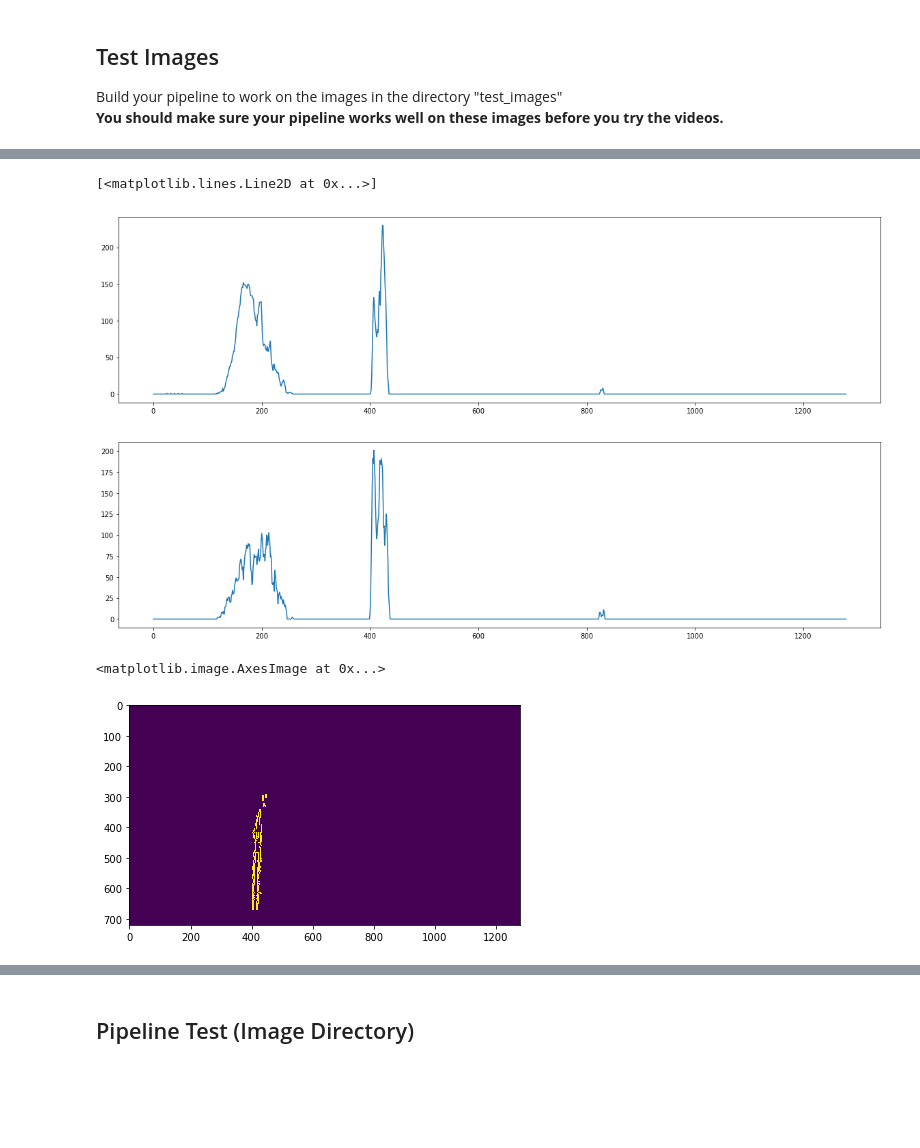
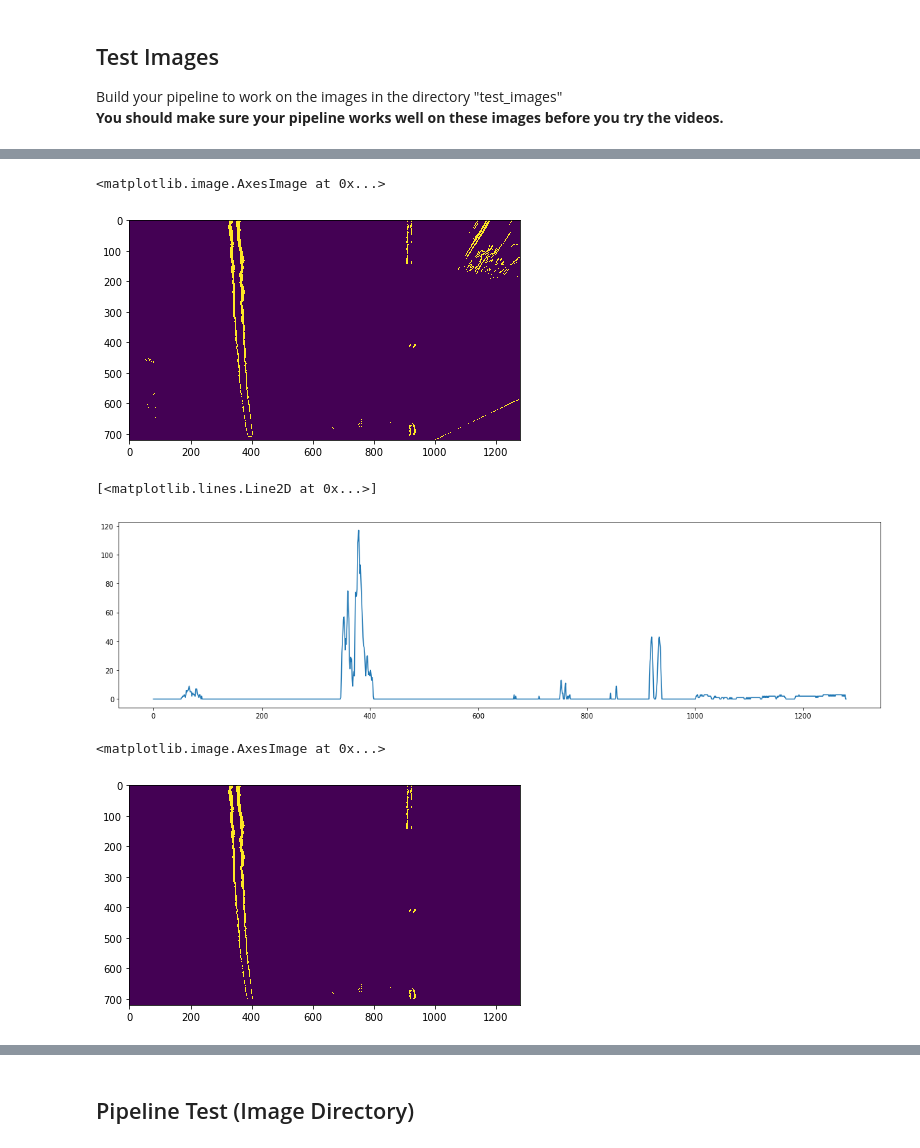
Before and after one commit to falreis/CarND-Advanced-Lane-Lines, a Jupyter notebook: code.ipynb, the cells around one changed output, grey strips where cells are left out. Drawn from its saved outputs; the diff is of its cells as text; code cells hidden in the pictures; blank space fills up the shorter version.

```diff
--- a/code.ipynb
+++ b/code.ipynb
@@ -589,22 +597,22 @@ Region of Interests functions OK
 # %%
 vertices_src = np.float32(
     [[ 120, 720],
-     [ 450, 450],
-     [ 700, 450],
+     [ 450, 480],
+     [ 700, 480],
      [1280, 720]]
 )
 
 vertices_dst = np.float32(
-    [[ 380, 720],
+    [[ 320, 720],
      [ 0, 0],
      [ 750, 0],
-     [ 900, 720]]
+     [ 1000, 720]]
 )
 
-CONST_VERT_X1 = 360
-CONST_VERT_X2 = 890
+CONST_VERT_X1 = 300
+CONST_VERT_X2 = 1000
 CONST_VERT_Y1 = 0
-CONST_VERT_Y2 = 670
+CONST_VERT_Y2 = 700
 
 vertices_y_top = 550
 
@@ -847,7 +858,7 @@ calibration15.jpg
 Build your pipeline to work on the images in the directory "test_images"
 **You should make sure your pipeline works well on these images before you try the videos.**
 # %%
-original_img = mpimg.imread('test_images/falreis.jpg')
+original_img = mpimg.imread('test_images/test1.jpg')
 
 #undistort image
 image = cv2.undistort(original_img, mtx, dist, None, mtx)
@@ -893,7 +904,7 @@ plt.imshow(warp_f)
 # %%
-warp_s = binary_s_channel(warp_hsl, thresh=(80, 130))
-warp_s2 = binary_s_channel2(warp_hsl, thresh=(80,130))
-warp_sobel = sobel(warp_s2, sobel_kernel=7, dir_thresh=(0, 2), mag_thresh=(70,255), abs_thresh=(70,255))
+warp_s = binary_s_channel(warp_hsl, thresh=(120, 180))
+warp_s2 = binary_s_channel2(warp_hsl, thresh=(70,200))
+warp_sobel = sobel(warp_hsl, sobel_kernel=7, dir_thresh=(0, 2), mag_thresh=(50,255), abs_thresh=(50,255))
 f, (ax1, ax2) = plt.subplots(1, 2, figsize=(20, 10))
 ax1.imshow(warp_s)
 ax2.imshow(warp_sobel)
@@ -903,24 +914,29 @@ ax2.imshow(warp_sobel)
+# %%
+warp_conc = np.concatenate((warp_s[:,0:640], warp_sobel[:, 640:1280]), axis=1)
+#warp_norm = preprocessing.normalize(warp_conc, norm='l2')
+#warp_conc = warp_s[:,0:640] + warp_sobel[:, 640:1280]
+
+plt.figure(figsize=(7,7))
+plt.imshow(warp_conc)
+# %% [output]
+<matplotlib.image.AxesImage at 0x...>
+[figure, added]
 # %%
 #plot image histogram (3d - s channel)
-histogram = np.sum(warp_s[warp_s.shape[0]//2:,:], axis=0)
+histogram = np.sum(warp_conc[warp_conc.shape[0]//2:,:], axis=0)
 plt.figure(figsize=(20,5))
 plt.plot(histogram)
-
-histogram = np.sum(warp_sobel[warp_sobel.shape[0]//2:,:], axis=0)
-plt.figure(figsize=(20,5))
-plt.plot(histogram)
 # %% [output]
 [<matplotlib.lines.Line2D at 0x...>]
-[figure, old version]
+[figure, new version]
-[figure, removed]
 # %%
-warp_x = np.zeros_like(warp_sobel)
-warp_x[CONST_VERT_Y1:CONST_VERT_Y2, CONST_VERT_X1:CONST_VERT_X2] = warp_sobel[CONST_VERT_Y1:CONST_VERT_Y2, CONST_VERT_X1:CONST_VERT_X2]
+warp_x = np.zeros_like(warp_conc)
+warp_x[CONST_VERT_Y1:CONST_VERT_Y2, CONST_VERT_X1:CONST_VERT_X2] = warp_conc[CONST_VERT_Y1:CONST_VERT_Y2, CONST_VERT_X1:CONST_VERT_X2]
 plt.figure(figsize=(7,7))
 plt.imshow(warp_x)
 # %% [output]
 <matplotlib.image.AxesImage at 0x...>
-[figure, old version]
+[figure, new version]
 # %%
 #plot histogram image
 ploty, left_fitx, right_fitx = plot_histogram(warp_x) #sobel
```
Also changed, not shown: parts of 18 cells of this notebook, 13 other files.
